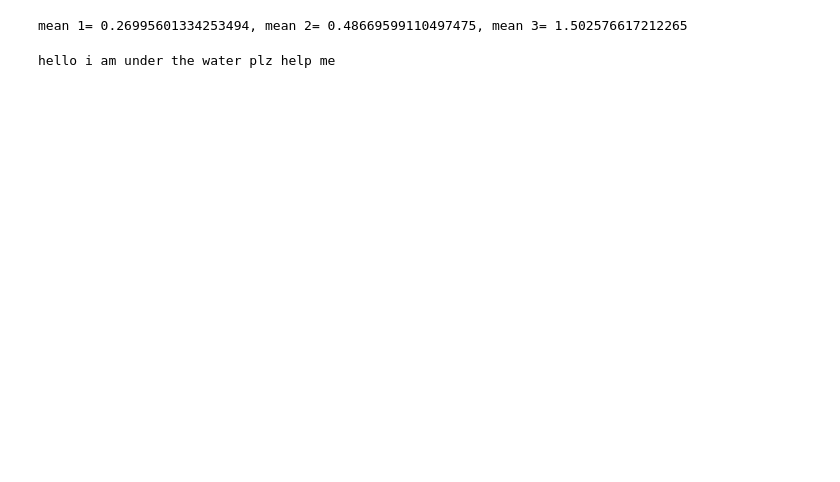
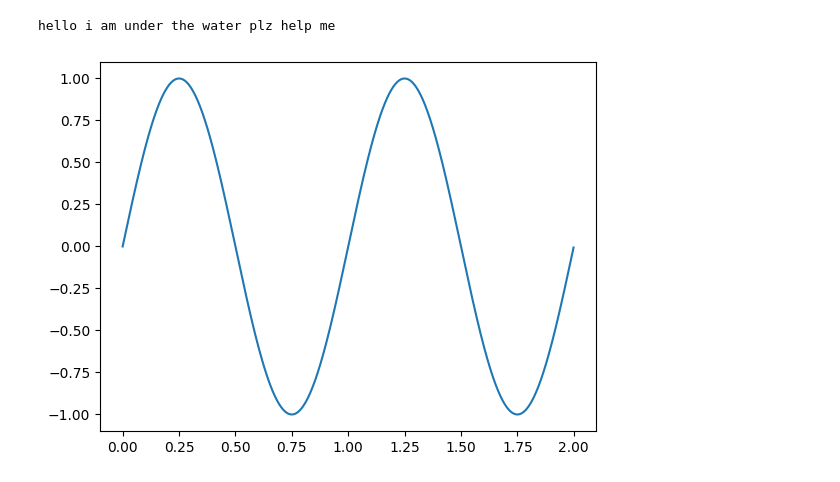
Before and after one commit to Dissan97/PMCNS-PROJECT, a Jupyter notebook: Project.ipynb, the cells around one changed output. Drawn from its saved outputs; the diff is of its cells as text; code cells hidden in the pictures; blank space fills up the shorter version.

```diff
--- a/Project.ipynb
+++ b/Project.ipynb
@@ -14,20 +17,11 @@ from lemer.rvms import *
-# %%
-s1 = 0
-s2 = 0
-s3 = 0
-multi_stream_rng = MultiStreamRNG(1234)
-c = 10000
-m = 1.5
-for i in range(c):
-    x = multi_stream_rng.random()
-    s1 += cdfExponential(m=m, x=x)
-    s2 += pdfExponential(m=m, x=x)
-    s3 += idfExponential(m=m, u=x)
-
-print(f"mean 1= {s1 / c}, mean 2= {s2 / c}, mean 3= {s3/c}")
-# %% [output]
-mean 1= 0.26995601334253494, mean 2= 0.48669599110497475, mean 3= 1.502576617212265
 # %%
 print("hello i am under the water plz help me")
 # %% [output]
 hello i am under the water plz help me
+# %%
+t = np.linspace(0,2,2000,endpoint=False)
+y=np.sin(2*np.pi*t)
+plt.plot(t,y)
+plt.show()
+# %% [output]
+[figure, added]
```
Also changed, not shown: parts of 5 cells of this notebook.
